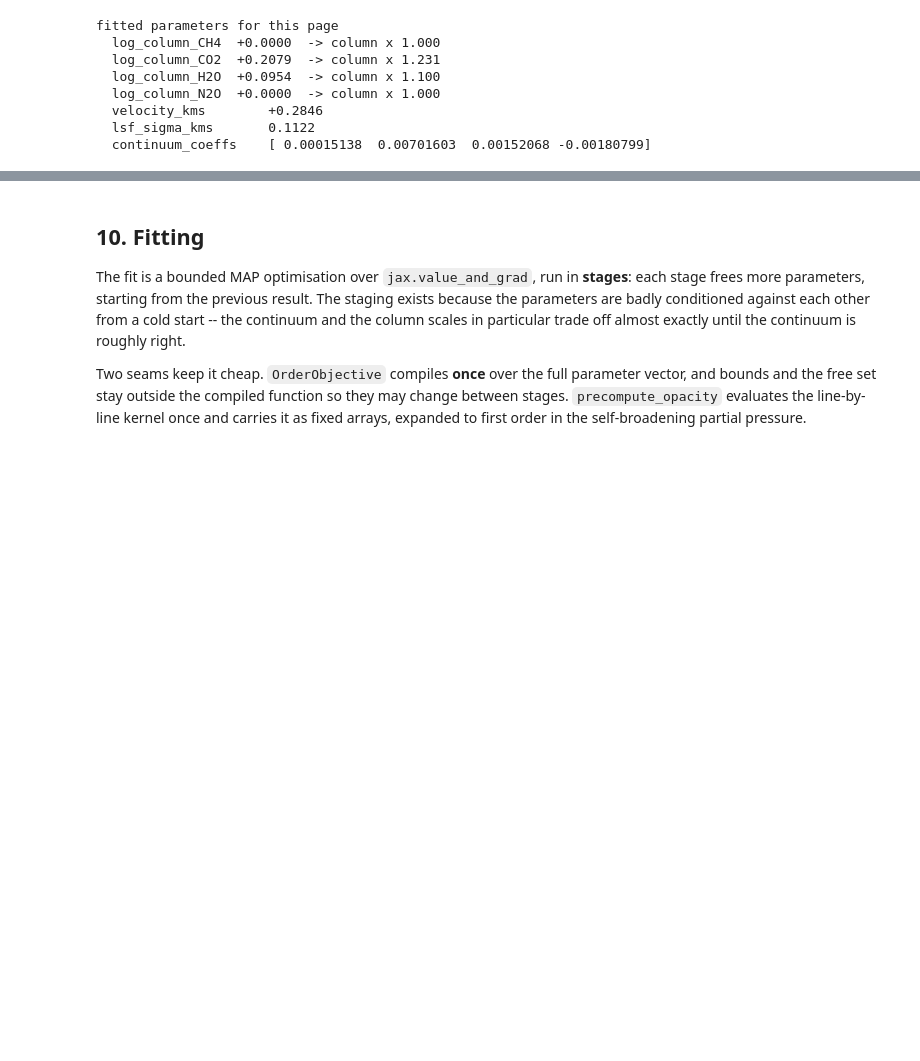
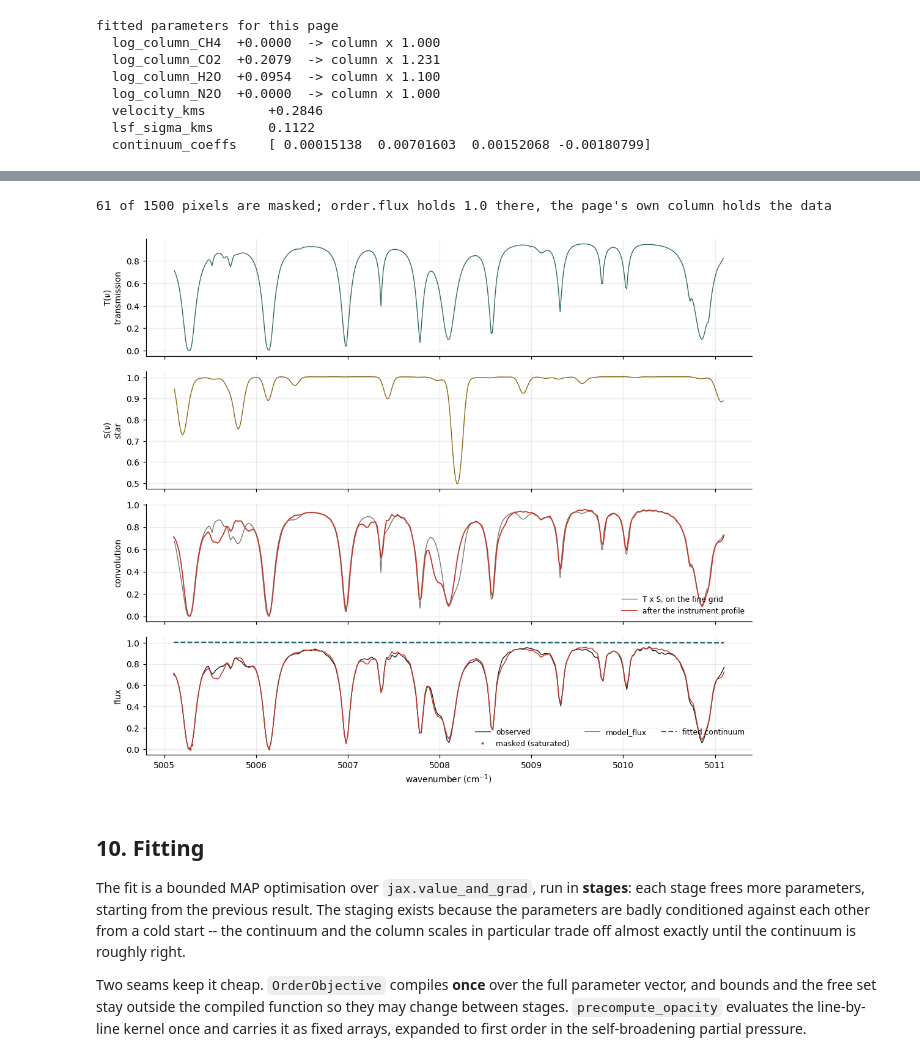
Before and after one commit to leejjoon/tellurix, a Jupyter notebook: docs/arcturus_walkthrough.ipynb, the cells around one changed output, grey strips where cells are left out. Saved outputs shown, nothing was run; the diff lists cells and outputs as text; code cells hidden in the pictures; blank space fills up the shorter version.

Commit message:
Stop mirroring the model against the data in the walkthrough
Co-Authored-By: Claude Opus 5 (1M context) <noreply@anthropic.com>
Claude-Session: https://claude.ai/code/session_01J566rUa1mxjExBqTgFx5mh

```diff
--- a/docs/arcturus_walkthrough.ipynb
+++ b/docs/arcturus_walkthrough.ipynb
@@ -672,3 +633,58 @@ plt.tight_layout()
+# %%
+#| fig-cap: "The forward model, one factor at a time. Transmission and star multiply on the fine grid, the instrument profile convolves that product, and only then does the fitted Chebyshev scale it onto the data."
+exact = model.precompute_opacity(fitted)
+trans_hi = np.asarray(exact.transmission(fitted, order.zenith_angle_deg))
+
+# `predict` returns the order's own axis, which ascends in WAVELENGTH. Every
+# other array here ascends in wavenumber, so it has to be reindexed the same
+# way -- a mirrored model still looks like a spectrum (it correlates with the
+# data at -0.20 instead of +1.00) and will not announce itself.
+axis = np.argsort(1e7 / np.asarray(order.wavelength_vacuum_nm))
+nu_pix = (1e7 / np.asarray(order.wavelength_vacuum_nm))[axis]
+model_flux = np.asarray(exact.predict(order, fitted))[axis]
+x_cheb = np.linspace(-1.0, 1.0, len(order.wavelength_vacuum_nm))
+continuum_pix = np.asarray(chebyshev_continuum(fitted.continuum_coeffs, x_cheb))[axis]
+
+# And plot the page's own column, not `order.flux`: SpectralOrder must be finite
+# and positive everywhere, so it carries a placeholder of 1.0 at masked pixels,
+# which sits in the core of every saturated line and looks like emission.
+observed_pix = np.asarray(getattr(page, config["column"]))
+assert np.allclose(nu_pix, page.wavenumber_vacuum_cm1), "the page and the order disagree"
+masked_out = ~np.asarray(order.mask)[axis]
+print(f"{int(masked_out.sum())} of {masked_out.size} pixels are masked; "
+      "order.flux holds 1.0 there, the page's own column holds the data")
+
+fig, axes = plt.subplots(4, 1, figsize=(10, 8.4), sharex=True)
+detail = (grid >= V1 + 8) & (grid <= V1 + 14)
+dpix = (nu_pix >= V1 + 8) & (nu_pix <= V1 + 14)
+
+axes[0].plot(grid[detail], trans_hi[detail], lw=0.9, color="#2f6b4f")
+axes[0].set_ylabel("T($\\nu$)\ntransmission")
+
+axes[1].plot(grid[detail], source[detail], lw=0.9, color="#8a6212")
+axes[1].set_ylabel("S($\\nu$)\nstar")
+
+axes[2].plot(grid[detail], (trans_hi * source)[detail], lw=0.9, color="#7a736b",
+             label="T x S, on the fine grid")
+axes[2].plot(nu_pix[dpix], (model_flux / np.maximum(continuum_pix, 1e-12))[dpix],
+             lw=1.2, color="#c0392b", label="after the instrument profile")
+axes[2].set_ylabel("convolution")
+axes[2].legend(frameon=False, fontsize=8)
+
+axes[3].plot(nu_pix[dpix], observed_pix[dpix], lw=0.9, color="#1c1a17", label="observed")
+if (masked_out & dpix).any():
+    axes[3].plot(nu_pix[masked_out & dpix], observed_pix[masked_out & dpix], ".",
+                 ms=3, color="#9a3b2c", label="masked (saturated)")
+axes[3].plot(nu_pix[dpix], model_flux[dpix], lw=1.0, color="#c0392b", label="model_flux")
+axes[3].plot(nu_pix[dpix], continuum_pix[dpix], lw=1.4, ls="--", color="#1e5f74",
+             label="fitted continuum")
+axes[3].set_ylabel("flux")
+axes[3].set_xlabel("wavenumber (cm$^{-1}$)")
+axes[3].legend(frameon=False, fontsize=8, ncol=3)
+plt.tight_layout()
+# %% [output]
+61 of 1500 pixels are masked; order.flux holds 1.0 there, the page's own column holds the data
+[figure, added]
 # %% [markdown]
 ## 10. Fitting
 
```
Also changed, not shown: parts of 4 cells of this notebook, 1 other file.
